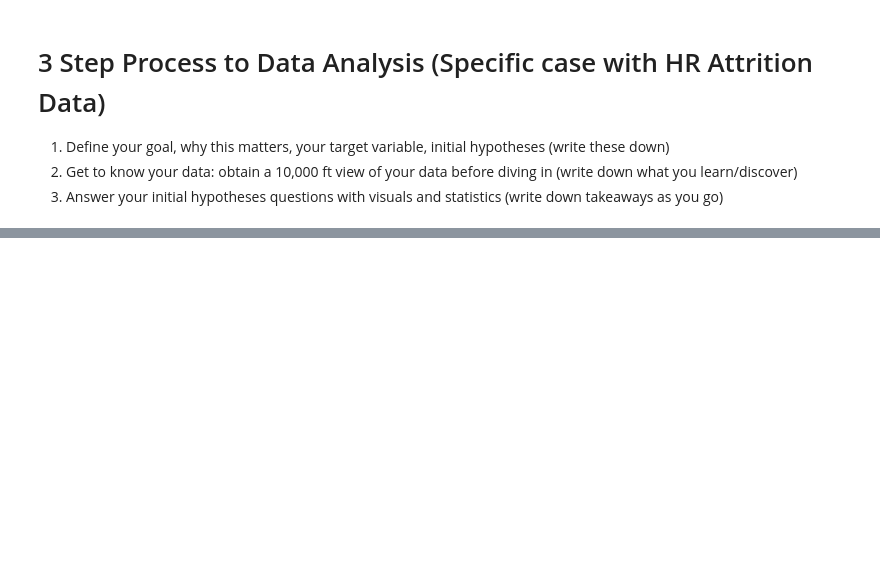
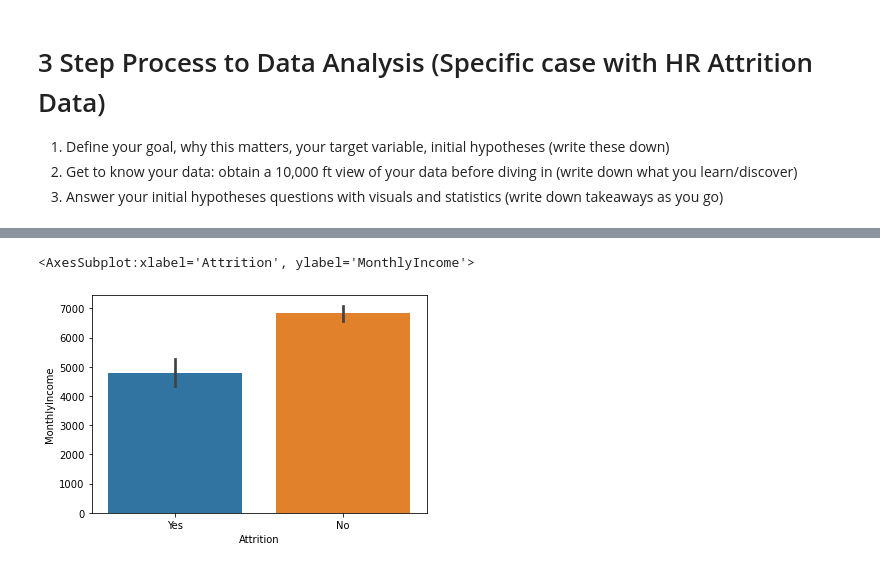
Before and after one commit to ryanorsinger/intro_to_analysis, a Jupyter notebook: intro_to_analysis.ipynb, the cells around one changed output, grey strips where cells are left out. Drawn from its saved outputs; the diff is of its cells as text; code cells hidden in the pictures; blank space fills up the shorter version.

```diff
--- a/intro_to_analysis.ipynb
+++ b/intro_to_analysis.ipynb
@@ -89,0 +208,6 @@ df.head(2).T
+# %%
+# Barplots show average and we can specify categories
+sns.barplot(x="Attrition", y="MonthlyIncome", data=df)
+# %% [output]
+<AxesSubplot:xlabel='Attrition', ylabel='MonthlyIncome'>
+[figure, added]
```
Also changed, not shown: parts of 30 cells of this notebook.
